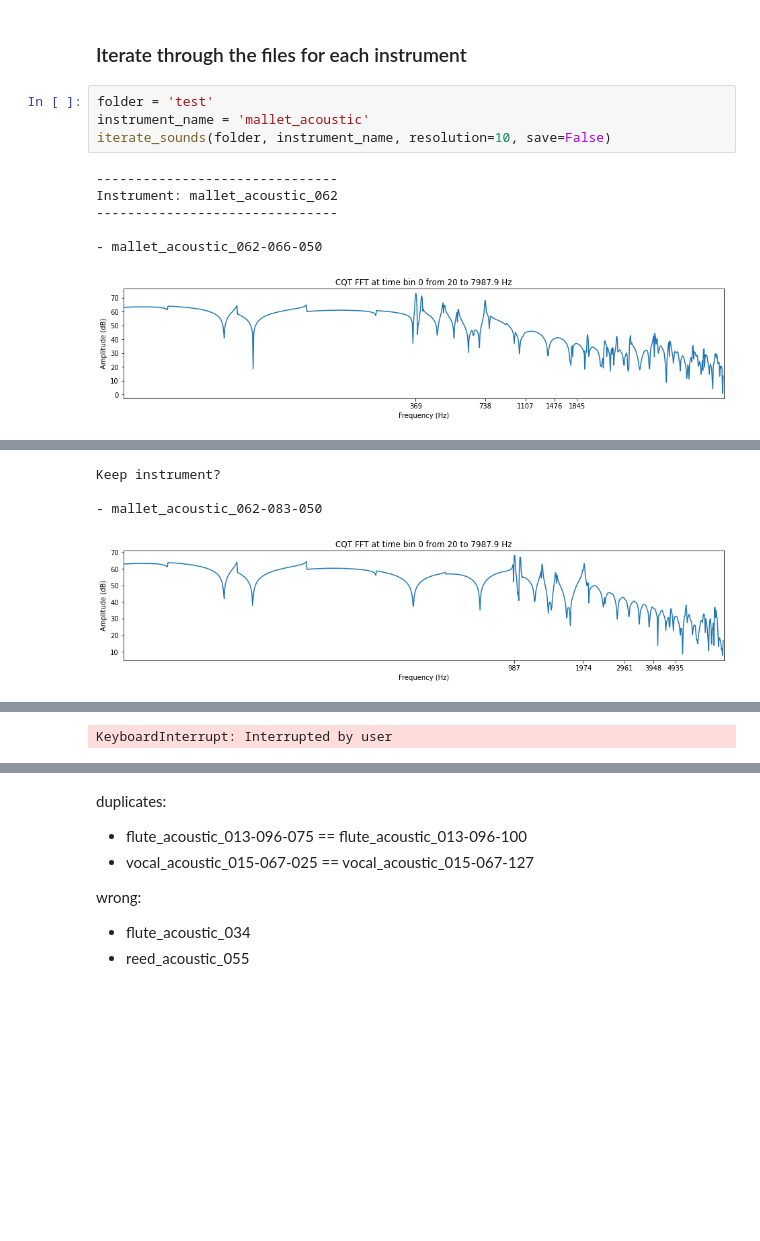
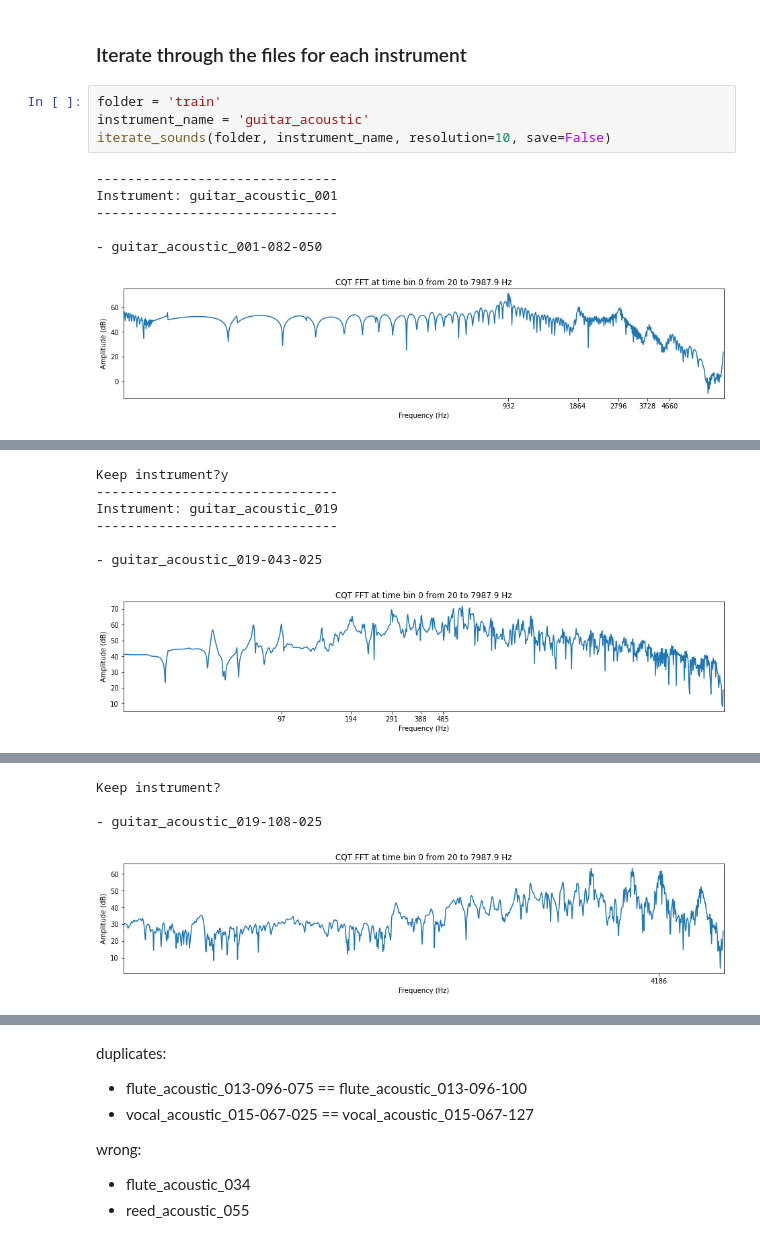
Before and after one commit to JulianFerry/deep-music, a Jupyter notebook: notebooks/2. data_labeling.ipynb, the cells around one changed output, grey strips where cells are left out. Drawn from its saved outputs; the diff is of its cells as text; blank space fills up the shorter version.

```diff
--- a/notebooks/2. data_labeling.ipynb
+++ b/notebooks/2. data_labeling.ipynb
@@ -68,20 +69,26 @@ def iterate_sounds(folder, instrument_name, resolution=10, fmin=20, save=True):
 # %% [markdown]
 ### Iterate through the files for each instrument
 # %%
-folder = 'test'
-instrument_name = 'mallet_acoustic'
+folder = 'train'
+instrument_name = 'guitar_acoustic'
 iterate_sounds(folder, instrument_name, resolution=10, save=False)
 # %% [output]
 -------------------------------
-Instrument: mallet_acoustic_062
+Instrument: guitar_acoustic_001
 -------------------------------
 
-- mallet_acoustic_062-066-050
+- guitar_acoustic_001-082-050
-[figure, old version]
+[figure, new version]
 [interactive output not drawn]
-Keep instrument?
+Keep instrument?y
+-------------------------------
+Instrument: guitar_acoustic_019
+-------------------------------
 
-- mallet_acoustic_062-083-050
+- guitar_acoustic_019-043-025
-[figure, old version]
+[figure, new version]
 [interactive output not drawn]
-KeyboardInterrupt: Interrupted by user
+Keep instrument?
+
+- guitar_acoustic_019-108-025
+[figure, added]
```
Also changed, not shown: parts of 2 cells of this notebook, 9 other files.
